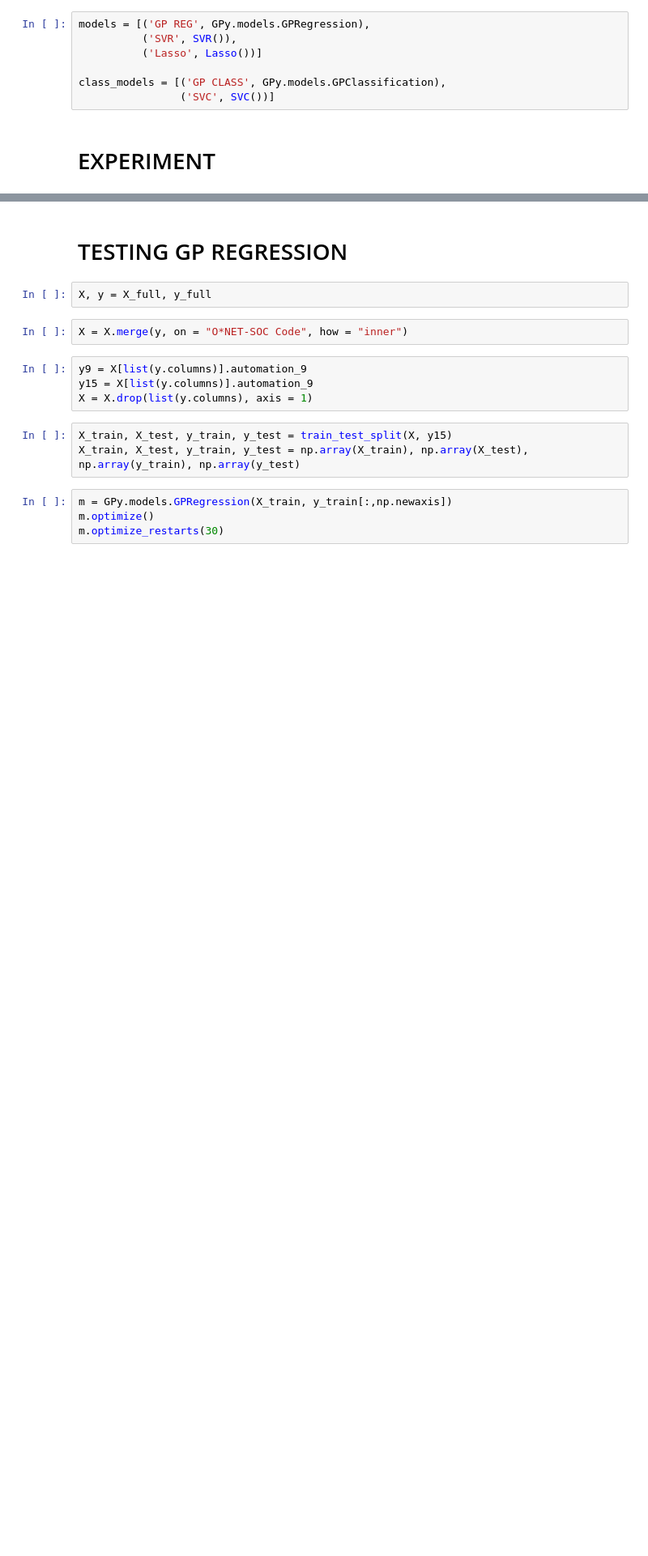
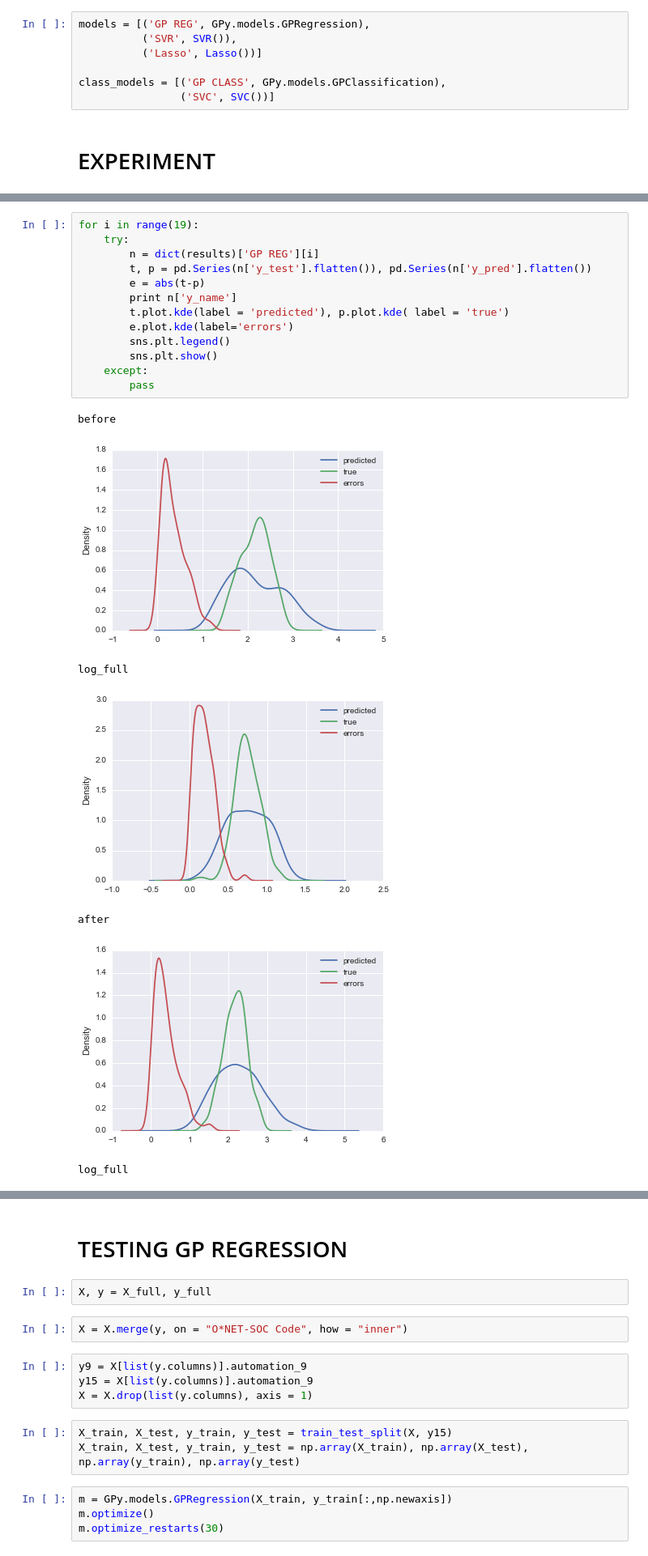
Before and after one commit to c0ns0le/future-employment, a Jupyter notebook: code/notebooks/january/January 2 (results).ipynb, the cells around one changed output, grey strips where cells are left out. Shown at 81% size. Cells and saved outputs as stored; diff of their text form; blank space fills up the shorter version.

```diff
--- a/code/notebooks/january/January 2 (results).ipynb
+++ b/code/notebooks/january/January 2 (results).ipynb
@@ -412,0 +428,21 @@ dtype: float64
+# %%
+for i in range(19):
+    try:
+        n = dict(results)['GP REG'][i]
+        t, p = pd.Series(n['y_test'].flatten()), pd.Series(n['y_pred'].flatten())
+        e = abs(t-p)
+        print n['y_name']
+        t.plot.kde(label = 'predicted'), p.plot.kde( label = 'true')
+        e.plot.kde(label='errors')
+        sns.plt.legend()
+        sns.plt.show()
+    except:
+        pass
+# %% [output]
+before
+[figure, added]
+log_full
+[figure, added]
+after
+[figure, added]
+log_full
```
Also changed, not shown: parts of 20 cells of this notebook, 4 other files.
